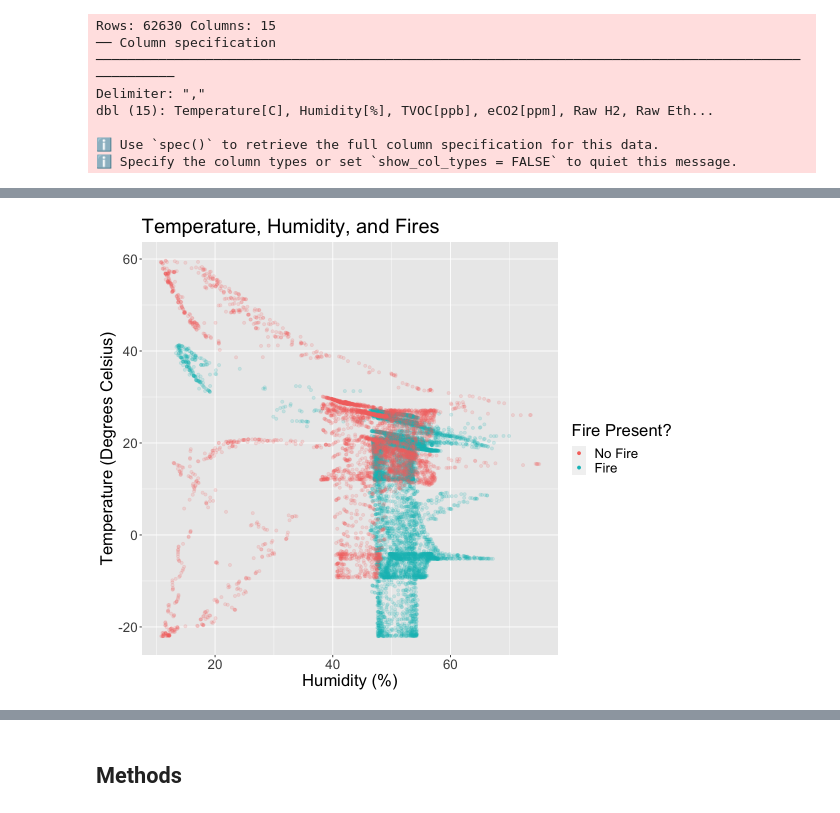
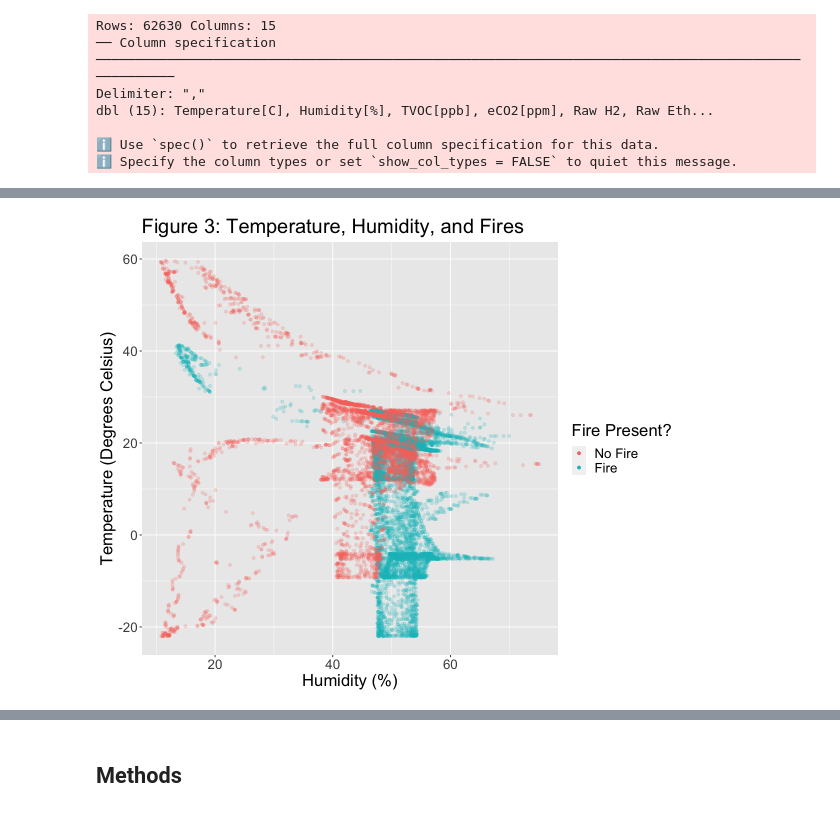
Before and after one commit to ivanlokch/dsci_100_smoke_detector, a Jupyter notebook: report.ipynb, the cells around one changed output, grey strips where cells are left out. Cells and saved outputs as stored; diff of their text form; code cells hidden in the pictures.

```diff
--- a/report.ipynb
+++ b/report.ipynb
@@ -120,13 +125,15 @@ A tibble: 6 × 2
 # %%
 options(repr.plot.width = 9.75, repr.plot.height = 8)
 
 smoke_plot <- smoke_train |>
     ggplot(aes(x = humidity, y = temp, color = fire)) +
-    geom_point(alpha = 0.16) +
-    ggtitle("Temperature, Humidity, and Fires") +
-    labs(x = "Humidity (%)", y = "Temperature (Degrees Celsius)", color = "Fire Present?") +
-    guides(colour = guide_legend(override.aes = list(alpha = 1))) +
+    geom_point(alpha = 0.2) +
+    ggtitle("Figure 3: Temperature, Humidity, and Fires") +
+    labs(x = "Humidity (%)",
+         y = "Temperature (Degrees Celsius)",
+         color = "Fire Present?") +
+    guides(color = guide_legend(override.aes = list(alpha = 1))) +
     theme(text = element_text(size = 20))
 smoke_plot
 # %% [output]
-[figure, old version]
+[figure, new version]
```
Also changed, not shown: parts of 19 cells of this notebook.
